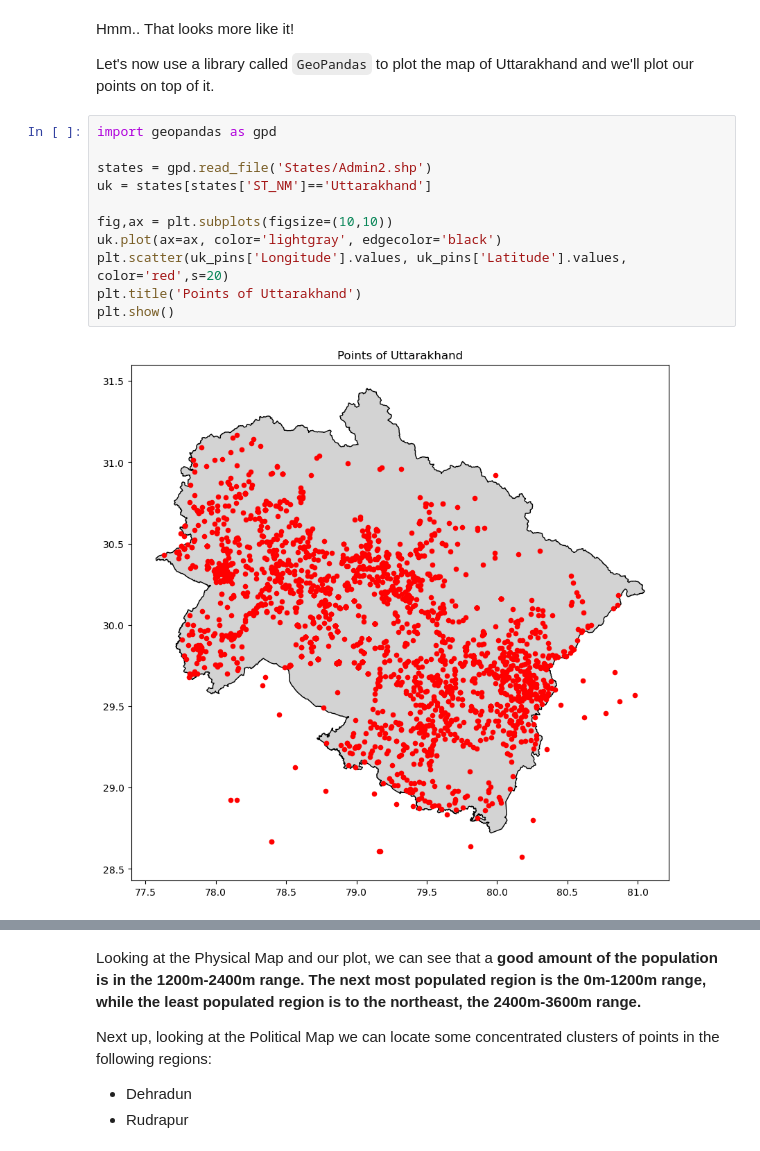
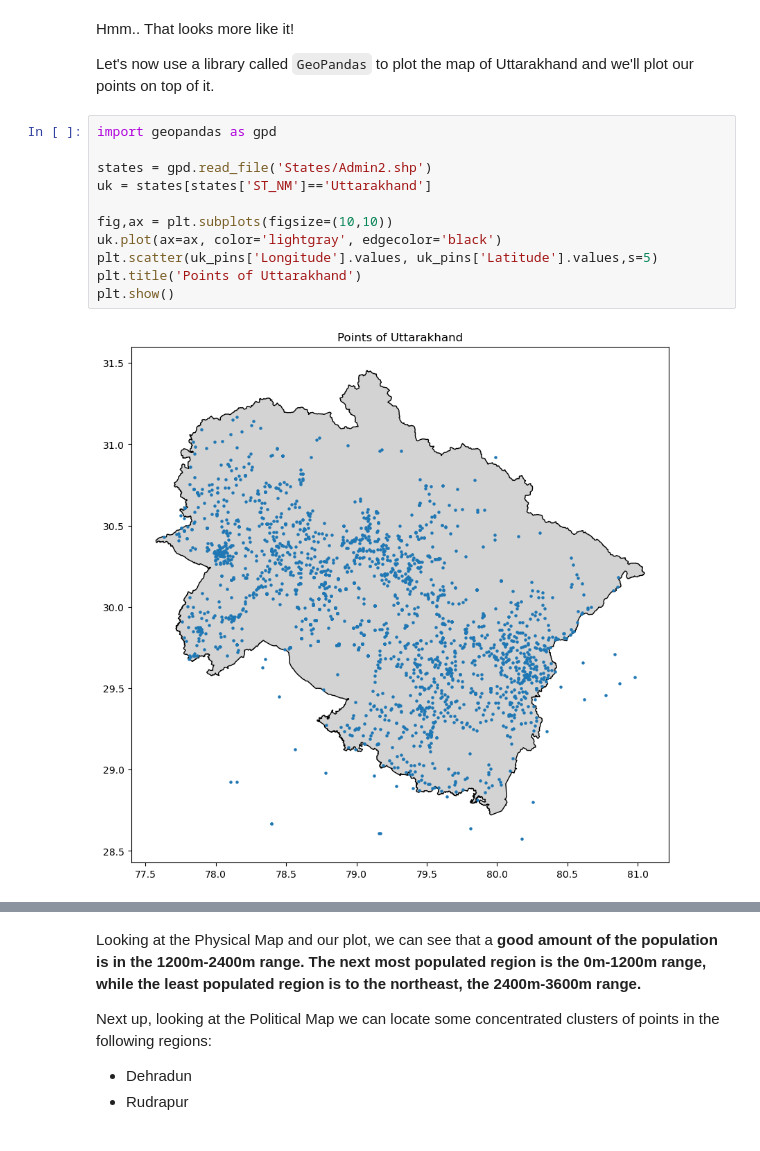
Before and after one commit to Dash198/Epoch-Spring-Camp, a Jupyter notebook: Unsupervised_Learning/k_means.ipynb, the cells around one changed output, grey strips where cells are left out. Drawn from its saved outputs; the diff is of its cells as text.

```diff
--- a/Unsupervised_Learning/k_means.ipynb
+++ b/Unsupervised_Learning/k_means.ipynb
@@ -182,16 +182,16 @@ Let's now use a library called `GeoPandas` to plot the map of Uttarakhand and we
 # %%
 import geopandas as gpd
 
 states = gpd.read_file('States/Admin2.shp')
 uk = states[states['ST_NM']=='Uttarakhand']
 
 fig,ax = plt.subplots(figsize=(10,10))
 uk.plot(ax=ax, color='lightgray', edgecolor='black')
-plt.scatter(uk_pins['Longitude'].values, uk_pins['Latitude'].values, color='red',s=20)
+plt.scatter(uk_pins['Longitude'].values, uk_pins['Latitude'].values,s=5)
 plt.title('Points of Uttarakhand')
 plt.show()
 # %% [output]
-[figure, old version]
+[figure, new version]
 # %% [markdown]
 ## Some Observations
 
```
Also changed, not shown: parts of 2 cells of this notebook.
